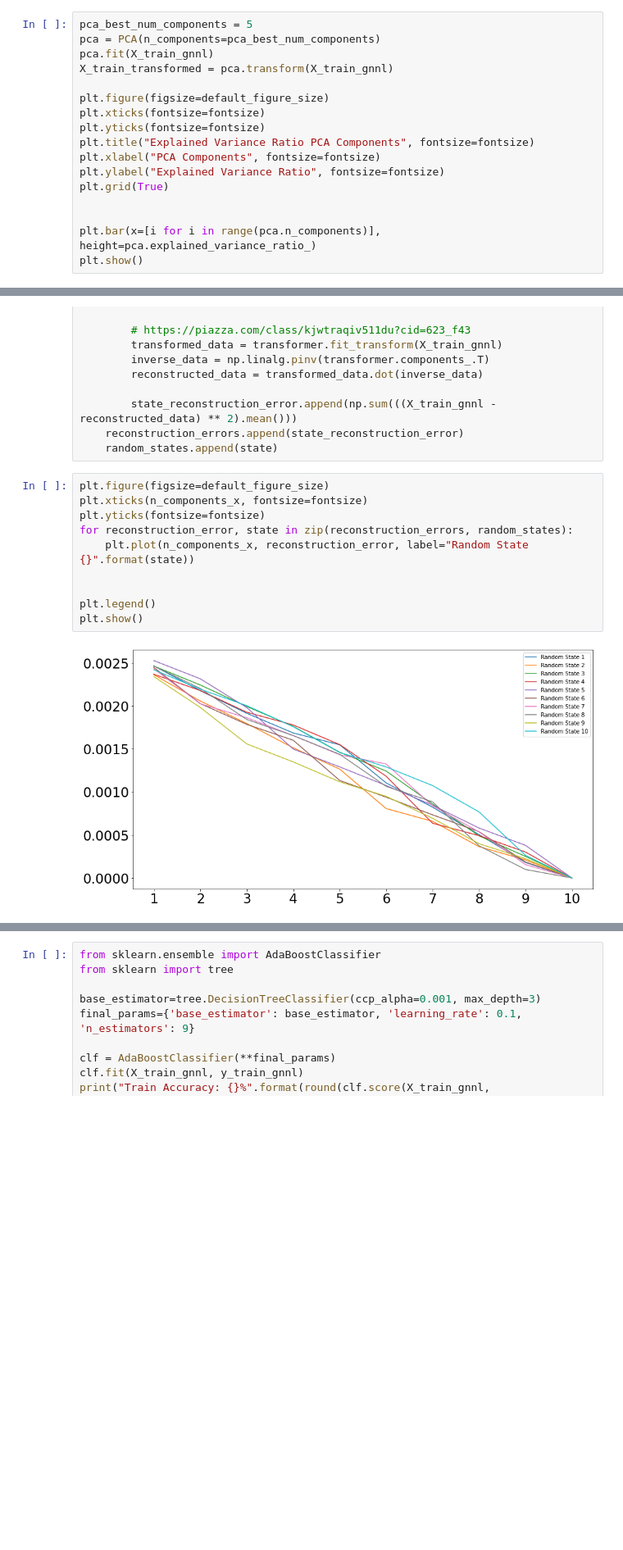
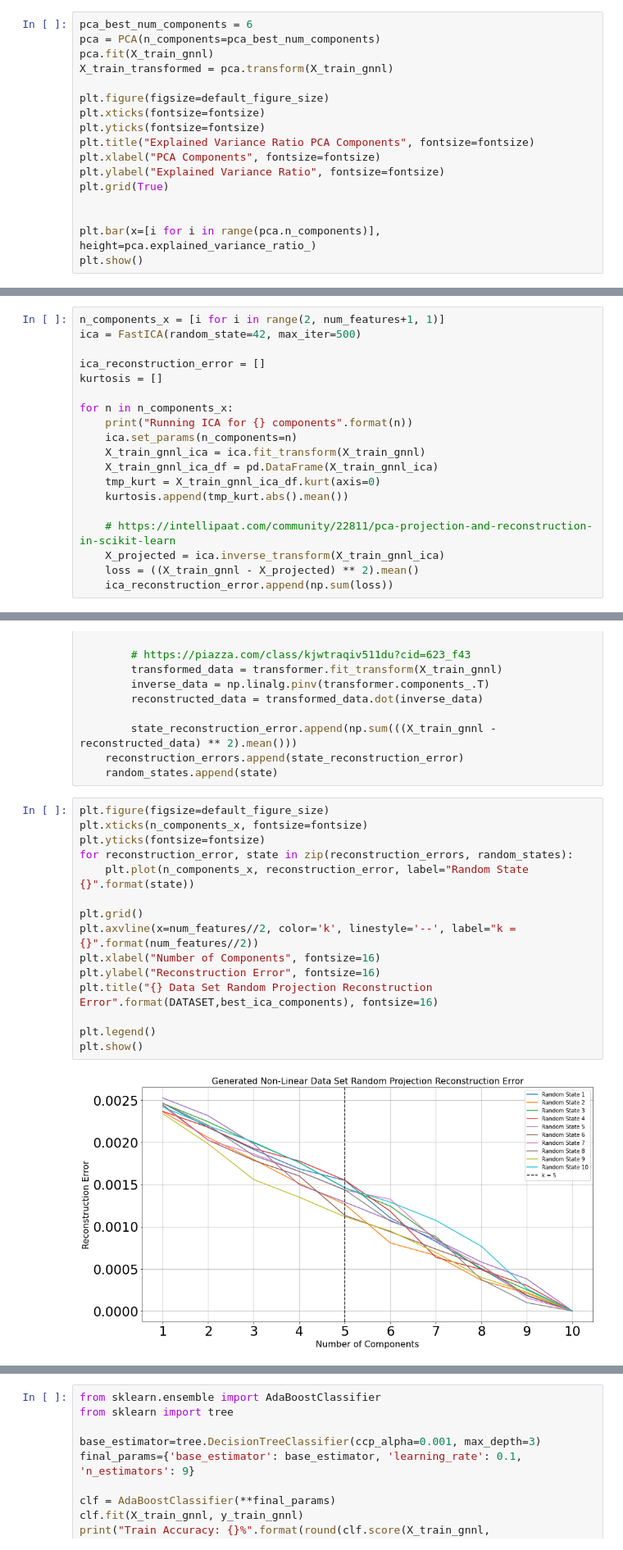
Before and after one commit to Inquisitive-ME/UnSupervisedLearning_Project_Code, a Jupyter notebook: DimensionalityReduction/generated_noisy_non-linear_Dimensionality_Reduction.ipynb, the cells around one changed output, grey strips where cells are left out. Shown at 82% size. Cells and saved outputs as stored; diff of their text form; blank space fills up the shorter version.

```diff
--- a/DimensionalityReduction/generated_noisy_non-linear_Dimensionality_Reduction.ipynb
+++ b/DimensionalityReduction/generated_noisy_non-linear_Dimensionality_Reduction.ipynb
@@ -46,5 +47,5 @@ common.plot_pca_component_selection(X_train_gnnl, num_features, DATASET, x_tick_
 # %%
-pca_best_num_components = 5
+pca_best_num_components = 6
 pca = PCA(n_components=pca_best_num_components)
 pca.fit(X_train_gnnl)
 X_train_transformed = pca.transform(X_train_gnnl)
@@ -122,3 +129,22 @@ plt.grid(True)
 plt.show()
 # %% [output]
 [figure]
+# %%
+n_components_x = [i for i in range(2, num_features+1, 1)]
+ica = FastICA(random_state=42, max_iter=500)
+
+ica_reconstruction_error = []
+kurtosis = []
+
+for n in n_components_x:
+    print("Running ICA for {} components".format(n))
+    ica.set_params(n_components=n)
+    X_train_gnnl_ica = ica.fit_transform(X_train_gnnl)
+    X_train_gnnl_ica_df = pd.DataFrame(X_train_gnnl_ica)
+    tmp_kurt = X_train_gnnl_ica_df.kurt(axis=0)
+    kurtosis.append(tmp_kurt.abs().mean())
+
+    # https://intellipaat.com/community/22811/pca-projection-and-reconstruction-in-scikit-learn
+    X_projected = ica.inverse_transform(X_train_gnnl_ica)
+    loss = ((X_train_gnnl - X_projected) ** 2).mean()
+    ica_reconstruction_error.append(np.sum(loss))
@@ -214,12 +254,17 @@ for state in range(1,11):
 # %%
 plt.figure(figsize=default_figure_size)
 plt.xticks(n_components_x, fontsize=fontsize)
 plt.yticks(fontsize=fontsize)
 for reconstruction_error, state in zip(reconstruction_errors, random_states):
     plt.plot(n_components_x, reconstruction_error, label="Random State {}".format(state))
 
+plt.grid()
+plt.axvline(x=num_features//2, color='k', linestyle='--', label="k = {}".format(num_features//2))
+plt.xlabel("Number of Components", fontsize=16)
+plt.ylabel("Reconstruction Error", fontsize=16)
+plt.title("{} Data Set Random Projection Reconstruction Error".format(DATASET,best_ica_components), fontsize=16)
 
 plt.legend()
 plt.show()
 # %% [output]
-[figure, old version]
+[figure, new version]
```
Also changed, not shown: parts of 16 cells of this notebook, 4 other files.
